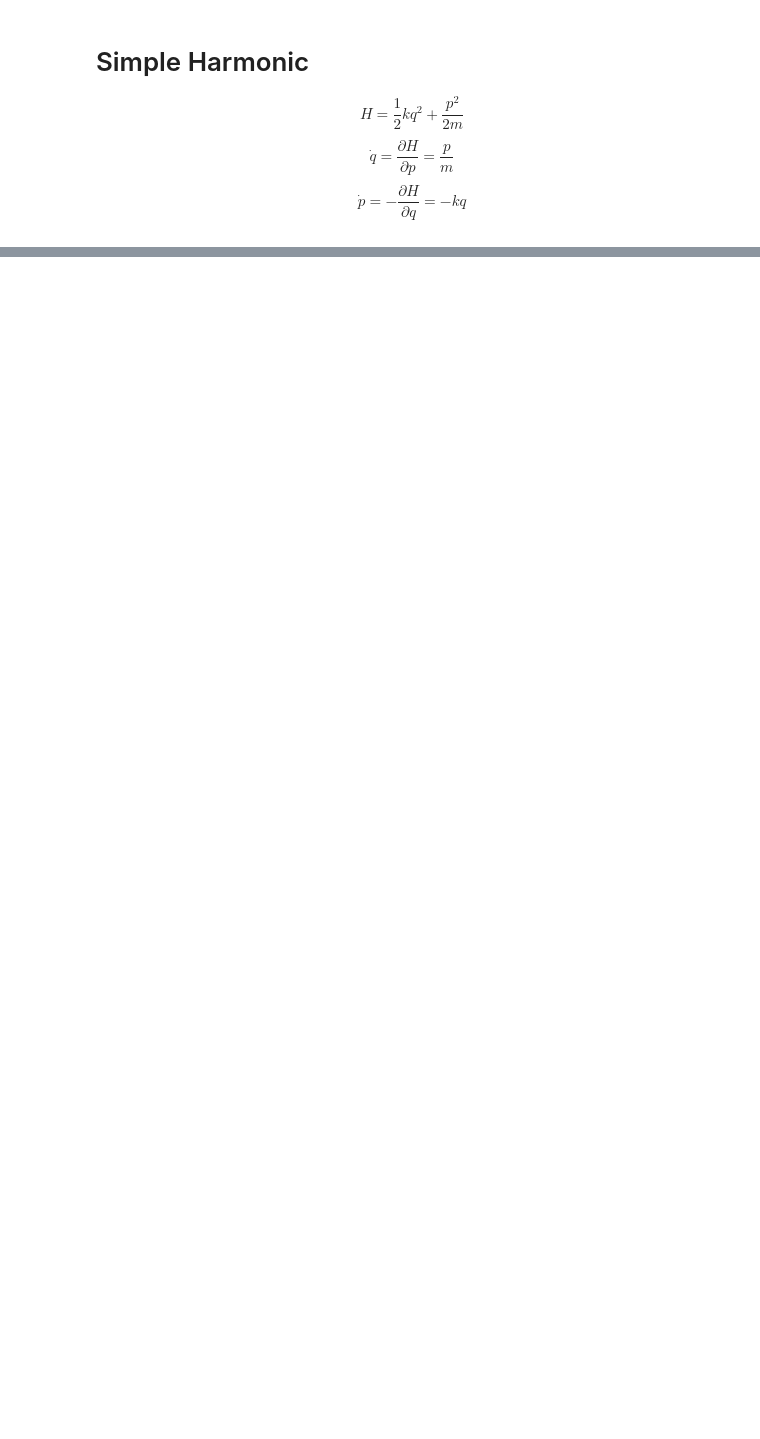
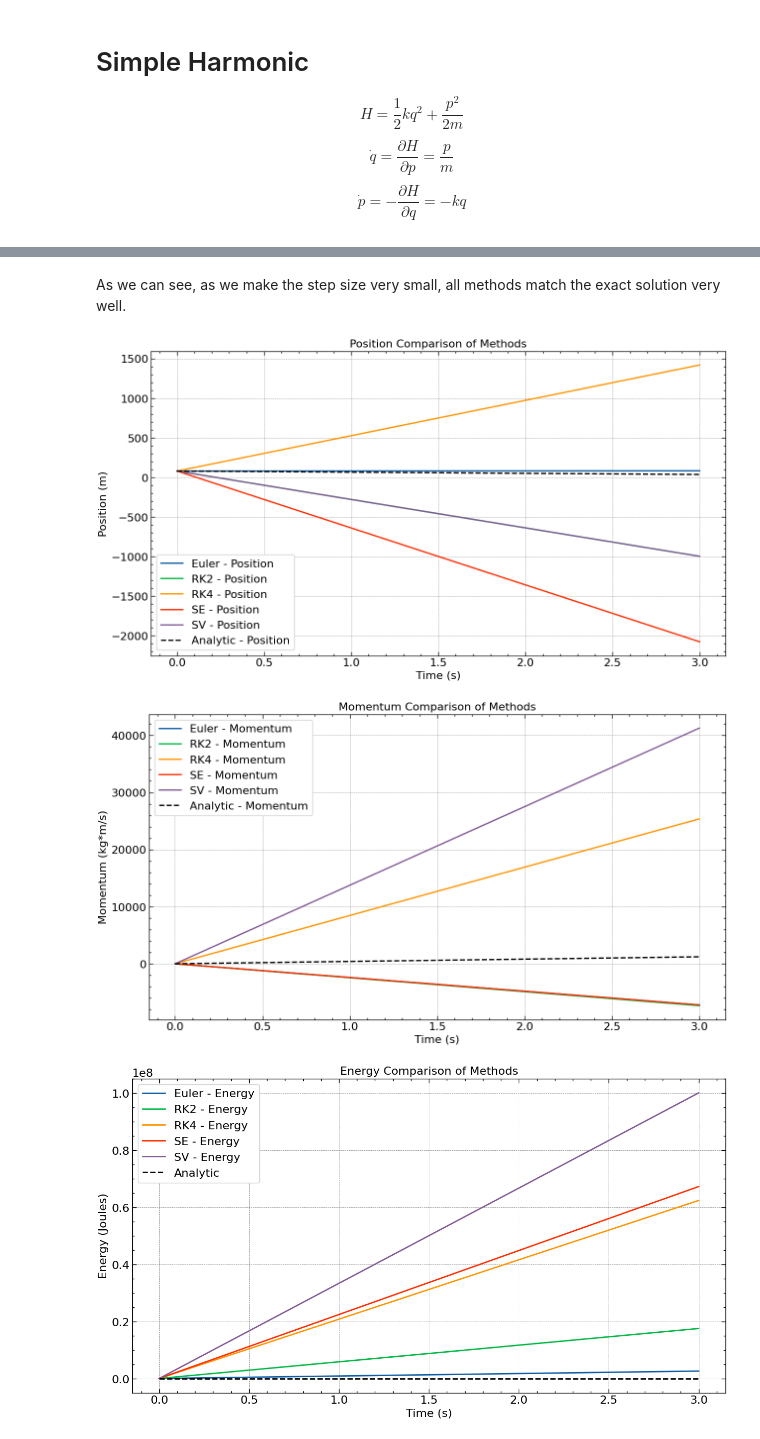
Before and after one commit to liuqiyucn/170N, a Jupyter notebook: project1/proj_1_DynamicsTest.ipynb, the cells around one changed output, grey strips where cells are left out. Saved outputs shown, nothing was run; the diff lists cells and outputs as text; code cells hidden in the pictures; blank space fills up the shorter version.

```diff
--- a/project1/proj_1_DynamicsTest.ipynb
+++ b/project1/proj_1_DynamicsTest.ipynb
@@ -138,0 +154,8 @@ DynamicTest(spring=2, mass=100, Q0=3.7, P0=10, stepSize=0.5, total_time=30)
+# %% [markdown]
+As we can see, as we make the step size very small, all methods match the exact solution very well.
+# %%
+DynamicTest(spring=30, mass=10, Q0=80, P0=10, stepSize=3, total_time=5)
+# %% [output]
+[figure, added]
+[figure, added]
+[figure, added]
```
Also changed, not shown: parts of 11 cells of this notebook, 2 other files.
